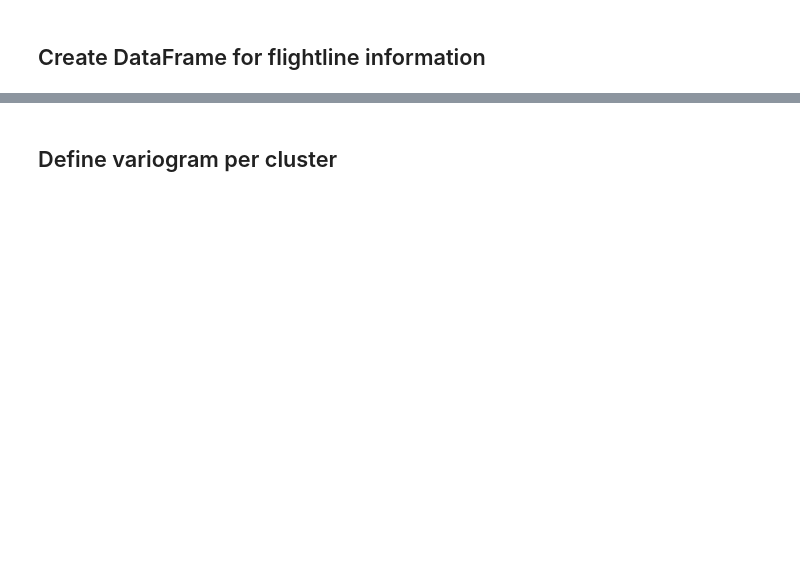
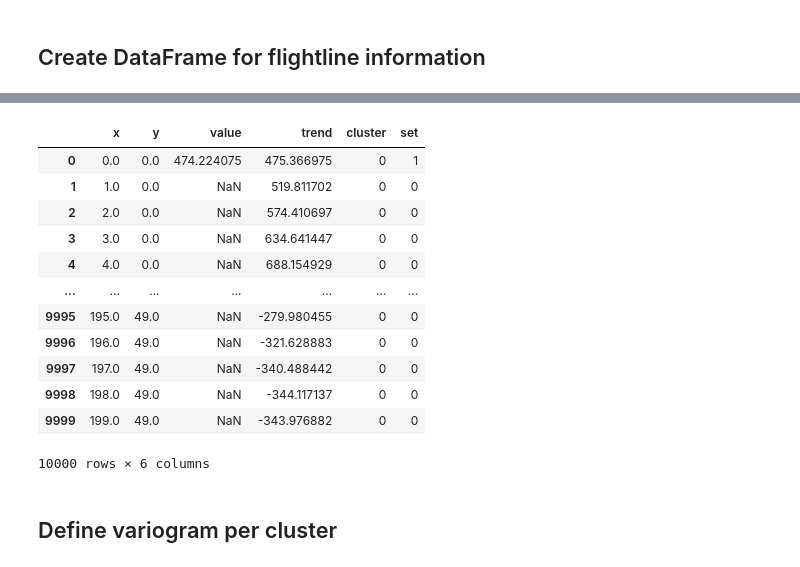
Before and after one commit to Stanford-Mineral-X/multigrid-sgsim, a Jupyter notebook: examples/demo_mgsim.ipynb, the cells around one changed output, grey strips where cells are left out. Cells and saved outputs as stored; diff of their text form; code cells hidden in the pictures; blank space fills up the shorter version.

```diff
--- a/examples/demo_mgsim.ipynb
+++ b/examples/demo_mgsim.ipynb
@@ -312,4 +312,22 @@ Unmatched obs: 0
 10000 rows × 6 columns
+# %%
+df_singlecluster = df_xyvtcs.copy()
+df_singlecluster["cluster"] = 0
+df_singlecluster
+# %% [output]
+|  | x | y | value | trend | cluster | set |
+| 0 | 0.0 | 0.0 | 474.224075 | 475.366975 | 0 | 1 |
+| 1 | 1.0 | 0.0 | NaN | 519.811702 | 0 | 0 |
+| 2 | 2.0 | 0.0 | NaN | 574.410697 | 0 | 0 |
+| 3 | 3.0 | 0.0 | NaN | 634.641447 | 0 | 0 |
+| 4 | 4.0 | 0.0 | NaN | 688.154929 | 0 | 0 |
+| ... | ... | ... | ... | ... | ... | ... |
+| 9995 | 195.0 | 49.0 | NaN | -279.980455 | 0 | 0 |
+| 9996 | 196.0 | 49.0 | NaN | -321.628883 | 0 | 0 |
+| 9997 | 197.0 | 49.0 | NaN | -340.488442 | 0 | 0 |
+| 9998 | 198.0 | 49.0 | NaN | -344.117137 | 0 | 0 |
+| 9999 | 199.0 | 49.0 | NaN | -343.976882 | 0 | 0 |
+10000 rows × 6 columns
 # %% [markdown]
 ## Define variogram per cluster
 # %%
```
Also changed, not shown: parts of 6 cells of this notebook, 1 other file.
